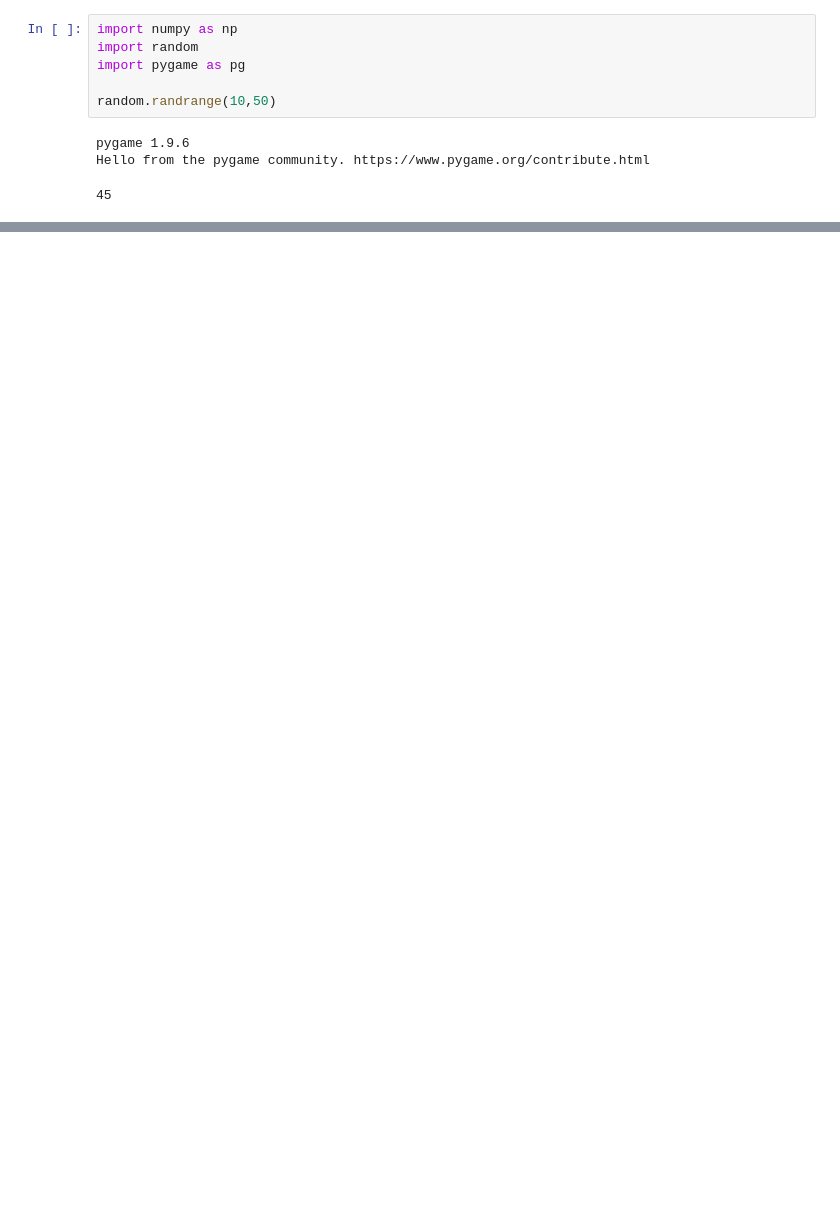
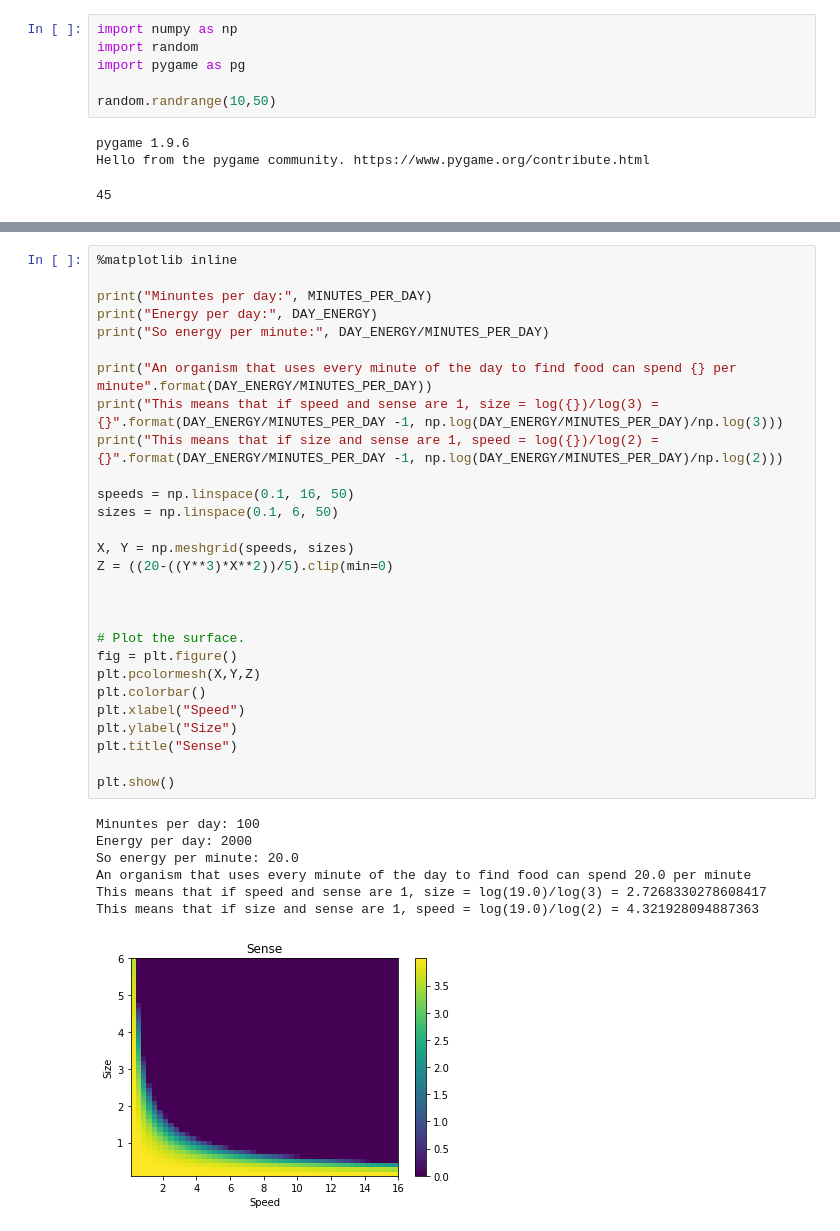
Before and after one commit to hottens/ModelingSimulation, a Jupyter notebook: organisms and simulation.ipynb, the cells around one changed output, grey strips where cells are left out. Drawn from its saved outputs; the diff is of its cells as text; blank space fills up the shorter version.

```diff
--- a/organisms and simulation.ipynb
+++ b/organisms and simulation.ipynb
@@ -480,0 +534,36 @@ plt.show()
+# %%
+%matplotlib inline
+
+print("Minuntes per day:", MINUTES_PER_DAY)
+print("Energy per day:", DAY_ENERGY)
+print("So energy per minute:", DAY_ENERGY/MINUTES_PER_DAY)
+
+print("An organism that uses every minute of the day to find food can spend {} per minute".format(DAY_ENERGY/MINUTES_PER_DAY))
+print("This means that if speed and sense are 1, size = log({})/log(3) = {}".format(DAY_ENERGY/MINUTES_PER_DAY -1, np.log(DAY_ENERGY/MINUTES_PER_DAY)/np.log(3)))
+print("This means that if size and sense are 1, speed = log({})/log(2) = {}".format(DAY_ENERGY/MINUTES_PER_DAY -1, np.log(DAY_ENERGY/MINUTES_PER_DAY)/np.log(2)))
+
+speeds = np.linspace(0.1, 16, 50)
+sizes = np.linspace(0.1, 6, 50)
+
+X, Y = np.meshgrid(speeds, sizes)
+Z = ((20-((Y**3)*X**2))/5).clip(min=0)
+
+
+
+# Plot the surface.
+fig = plt.figure()
+plt.pcolormesh(X,Y,Z)
+plt.colorbar()
+plt.xlabel("Speed")
+plt.ylabel("Size")
+plt.title("Sense")
+
+plt.show()
+# %% [output]
+Minuntes per day: 100
+Energy per day: 2000
+So energy per minute: 20.0
+An organism that uses every minute of the day to find food can spend 20.0 per minute
+This means that if speed and sense are 1, size = log(19.0)/log(3) = 2.7268330278608417
+This means that if size and sense are 1, speed = log(19.0)/log(2) = 4.321928094887363
+[figure, added]
```
Also changed, not shown: parts of 8 cells of this notebook.
